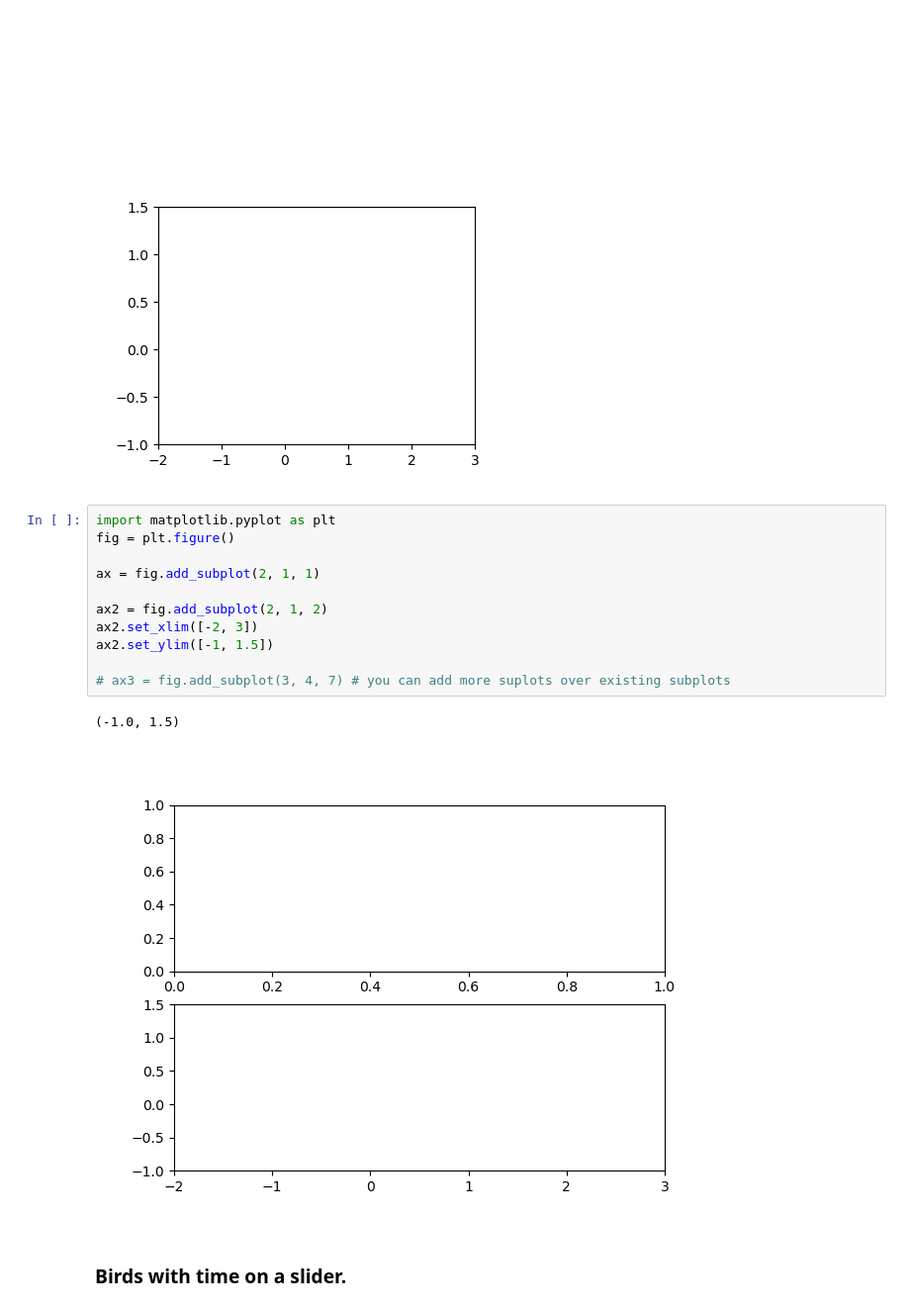
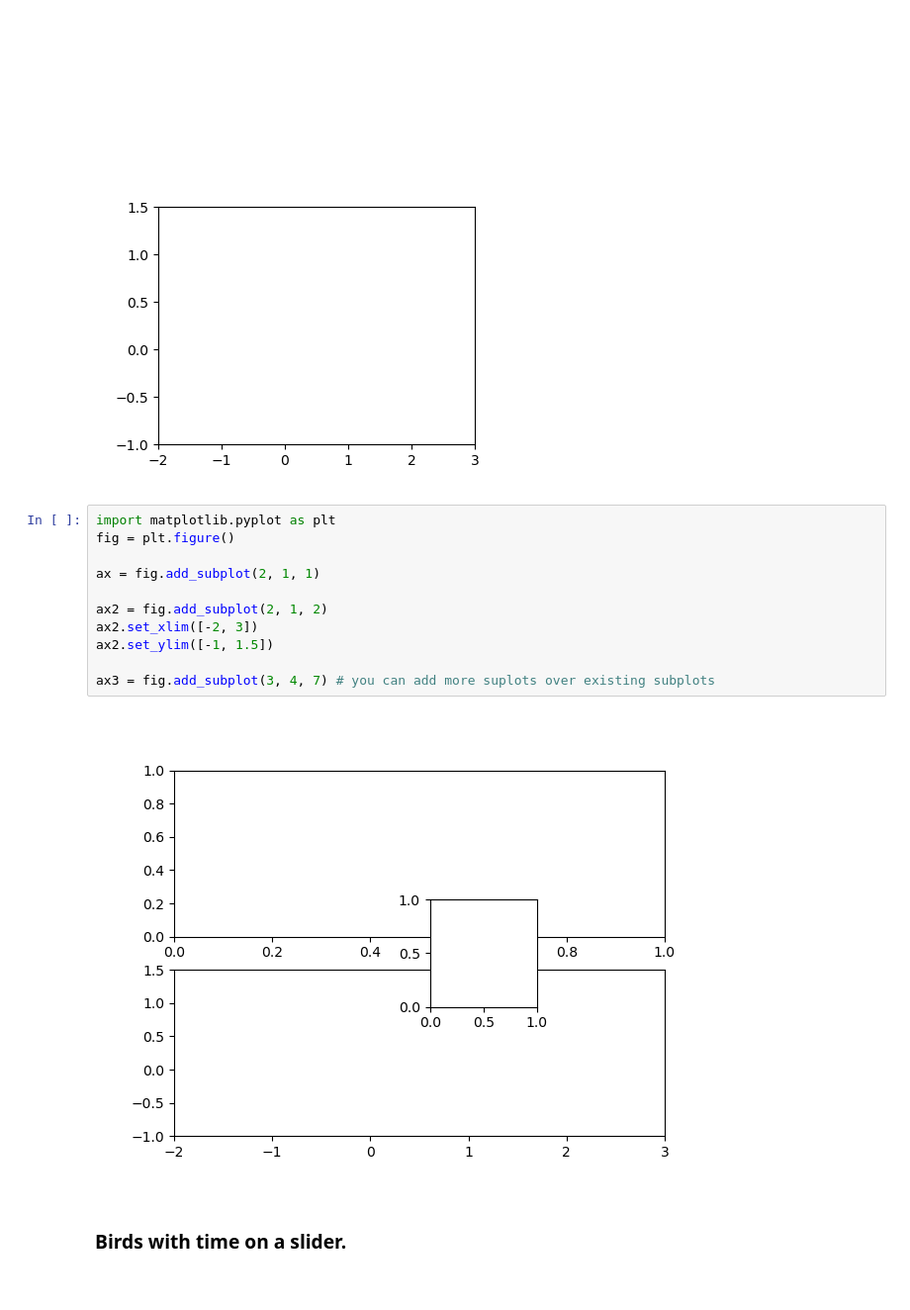
Before and after one commit to Polatucha16/collective_dynamics_lab, a Jupyter notebook: 05 Matplotlib.ipynb, the cells around one changed output. Shown at 99% size. Cells and saved outputs as stored; diff of their text form.

```diff
--- a/05 Matplotlib.ipynb
+++ b/05 Matplotlib.ipynb
@@ -28,17 +28,16 @@ ax2.set_ylim([-1, 1.5])
 # %%
 import matplotlib.pyplot as plt
 fig = plt.figure()
 
 ax = fig.add_subplot(2, 1, 1)
 
 ax2 = fig.add_subplot(2, 1, 2)
 ax2.set_xlim([-2, 3])
 ax2.set_ylim([-1, 1.5])
 
-# ax3 = fig.add_subplot(3, 4, 7) # you can add more suplots over existing subplots
+ax3 = fig.add_subplot(3, 4, 7) # you can add more suplots over existing subplots
 # %% [output]
-(-1.0, 1.5)
-[figure, old version]
+[figure, new version]
 # %% [markdown]
 ### Birds with time on a slider.
 # %%
```
Also changed, not shown: parts of 5 cells of this notebook.
